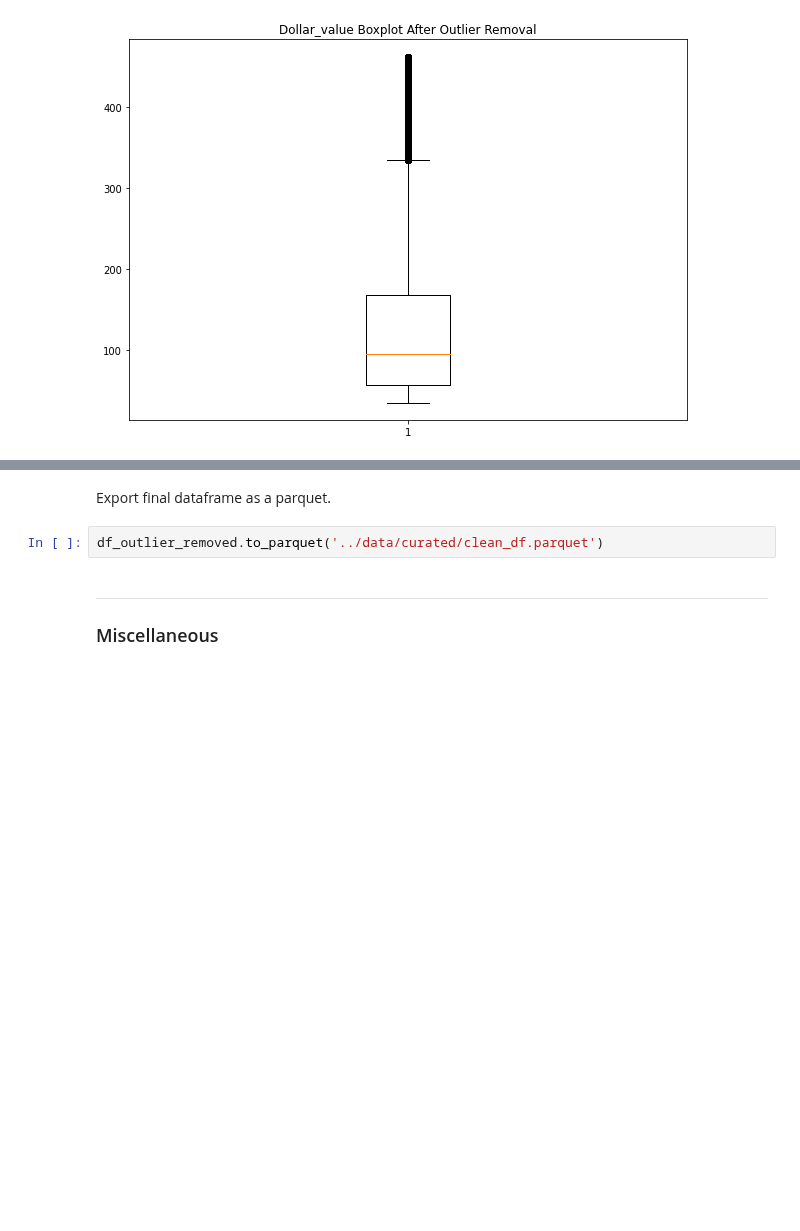
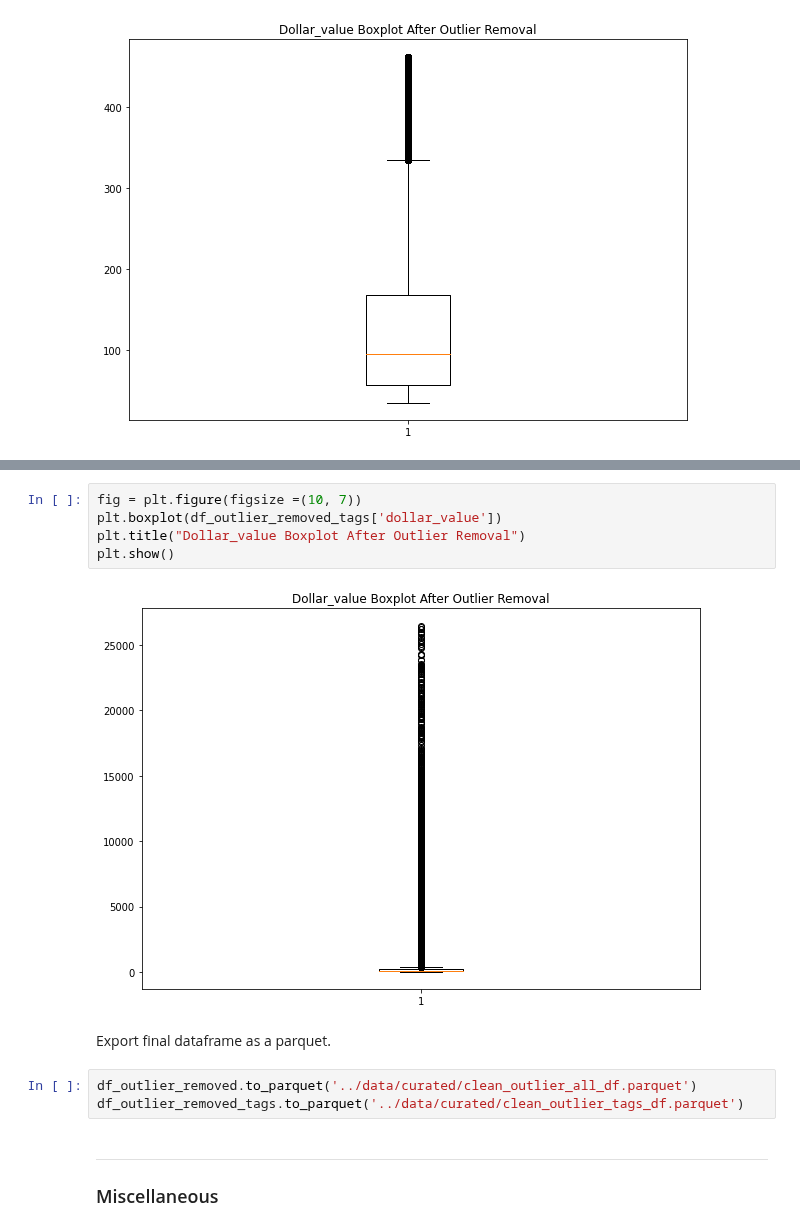
Before and after one commit to MAST30034-Applied-Data-Science/generic-buy-now-pay-later-project-group-11, a Jupyter notebook: notebooks/outlier_detection_removal.ipynb, the cells around one changed output, grey strips where cells are left out. Cells and saved outputs as stored; diff of their text form; blank space fills up the shorter version.

```diff
--- a/notebooks/outlier_detection_removal.ipynb
+++ b/notebooks/outlier_detection_removal.ipynb
@@ -162,7 +242,15 @@ plt.show()
+# %%
+fig = plt.figure(figsize =(10, 7))
+plt.boxplot(df_outlier_removed_tags['dollar_value'])
+plt.title("Dollar_value Boxplot After Outlier Removal")
+plt.show()
+# %% [output]
+[figure, added]
 # %% [markdown]
 Export final dataframe as a parquet.
 # %%
-df_outlier_removed.to_parquet('../data/curated/clean_df.parquet')
+df_outlier_removed.to_parquet('../data/curated/clean_outlier_all_df.parquet')
+df_outlier_removed_tags.to_parquet('../data/curated/clean_outlier_tags_df.parquet')
 # %% [markdown]
 ---
 ### Miscellaneous
```
Also changed, not shown: parts of 7 cells of this notebook.
